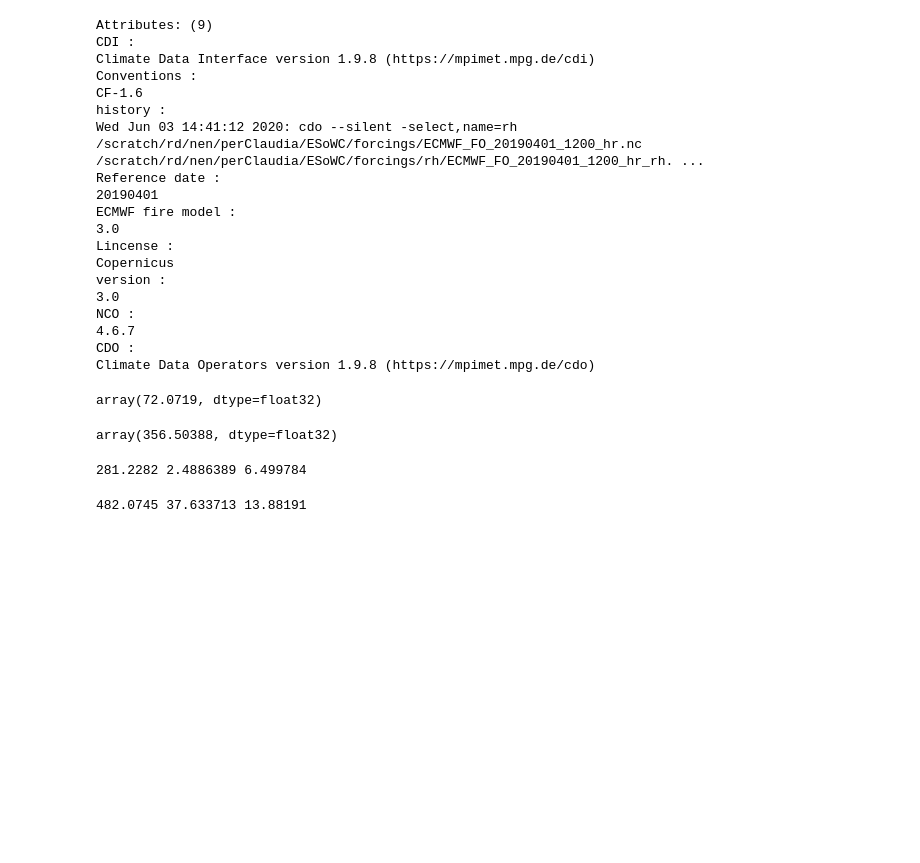
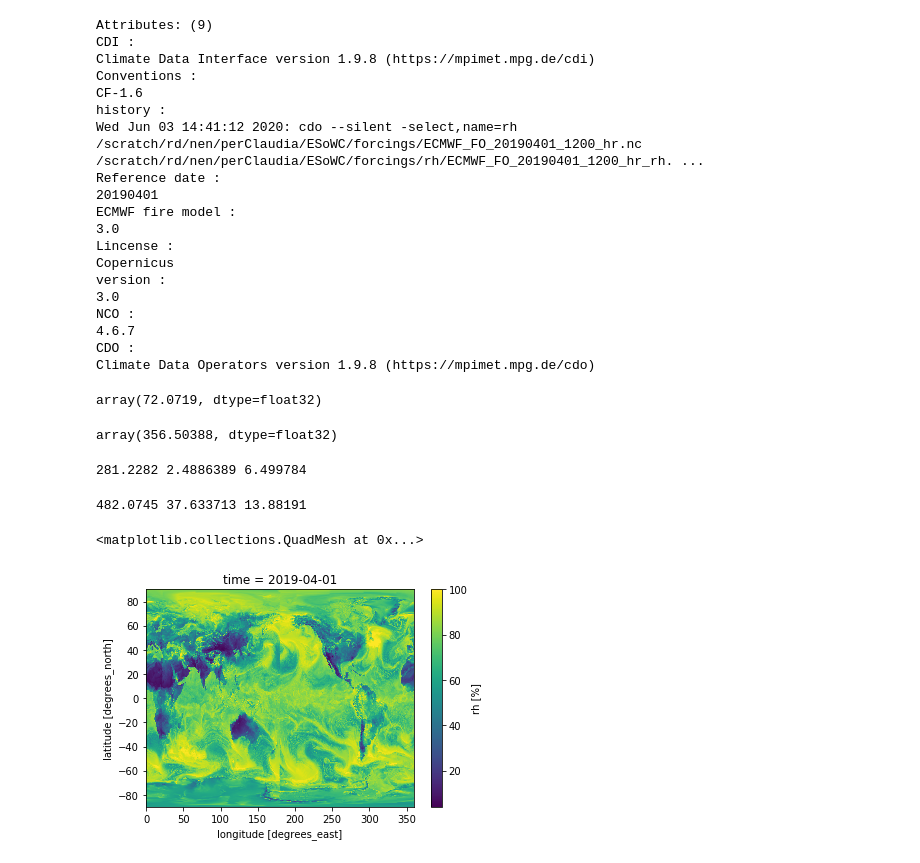
Before and after one commit to tejasvi/deepFWI, a Jupyter notebook: data/fwi_global/fwi_forcings.ipynb, the cells around one changed output. Drawn from its saved outputs; the diff is of its cells as text; code cells hidden in the pictures; blank space fills up the shorter version.

```diff
--- a/data/fwi_global/fwi_forcings.ipynb
+++ b/data/fwi_global/fwi_forcings.ipynb
@@ -152,3 +152,5 @@ stats(full.t2.values)
 stats(full.tp.values)
 # %%
 stats(full.wspeed.values)
+# %%
+tmp1 = xr.open_dataset('/nvme1/fwi-forcings/ECMWF_FO_20190401_1200_hr_rh.nc')
@@ -154,0 +159,5 @@ stats(full.wspeed.values)
+# %%
+tmp1.rh[0].plot()
+# %% [output]
+<matplotlib.collections.QuadMesh at 0x...>
+[figure, added]
```
Also changed, not shown: parts of 12 cells of this notebook, 4 other files.
